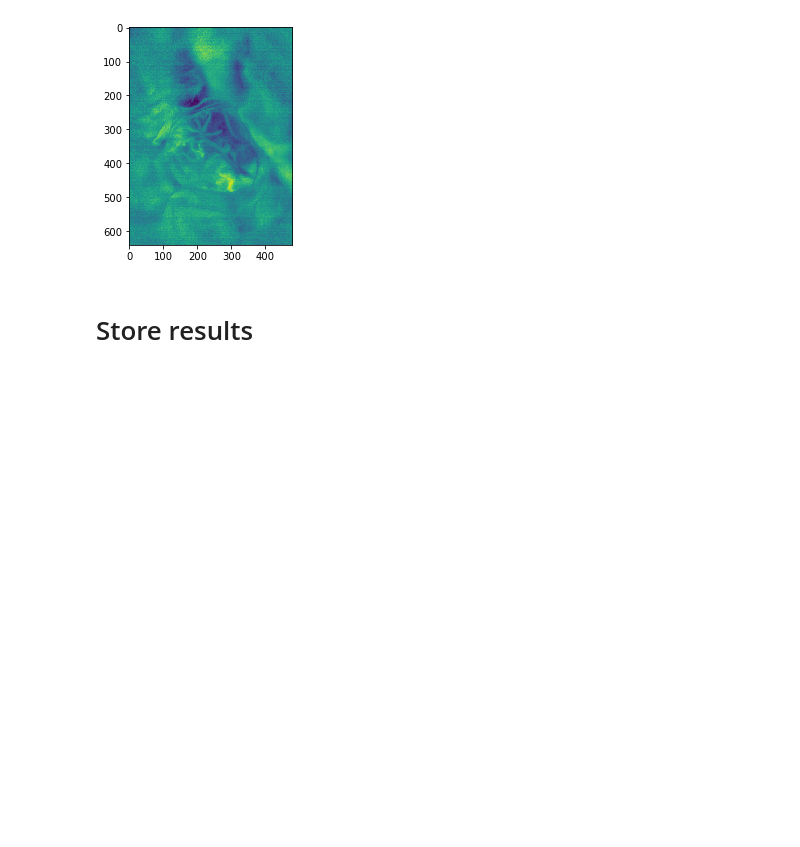
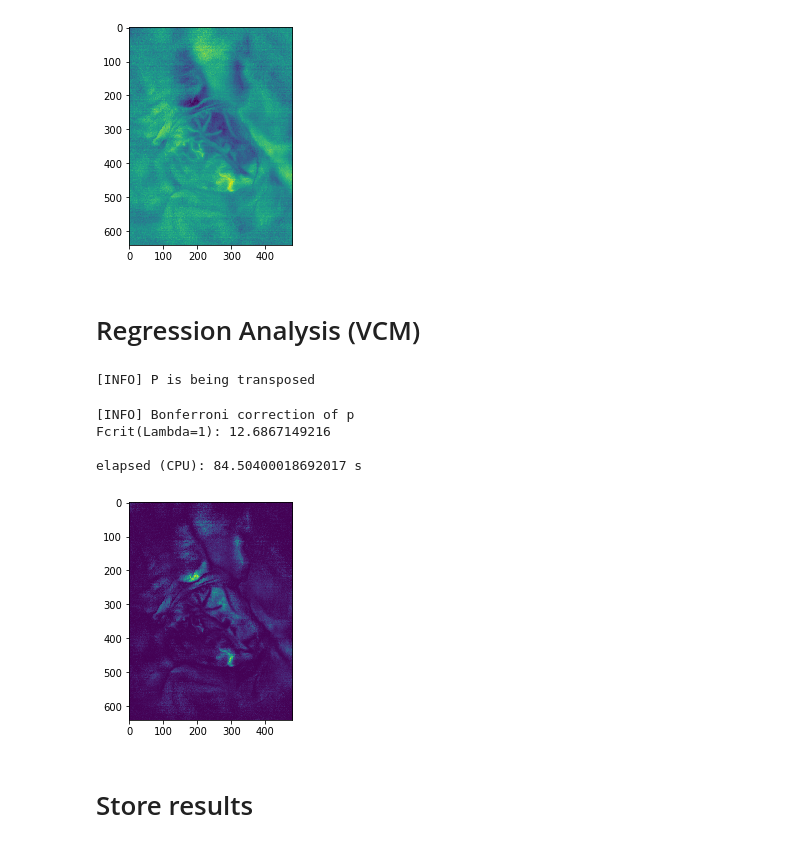
Before and after one commit to nih23/IntraoperativeFunctionalImaging, a Jupyter notebook: sep_semiparametricRegression.ipynb, the cells around one changed output. Cells and saved outputs as stored; diff of their text form; code cells hidden in the pictures; blank space fills up the shorter version.

Commit message:
computation of critical F values

```diff
--- a/sep_semiparametricRegression.ipynb
+++ b/sep_semiparametricRegression.ipynb
@@ -44,6 +44,38 @@ plt.imshow(np.reshape(Z,[640, 480]))
 plt.show()
 # %% [output]
 [figure]
+# %% [markdown]
+# Regression Analysis (VCM)
+# %%
+pPenalty = "Penalty_Gaussian_1024fr_2.5Hz_TruncatedWaveletBasis.mat"
+pioData = 'io_data/seq_1074564_2.5Hz.mat'
+f = h5py.File(pioData, "r")
+S = np.array(f["seq"].value).transpose()
+T = np.squeeze(np.array(f["T"].value))
+f.close()
+S2 = S[0:1024,]
+T2 = T[0:1024,]
+f_P = h5py.File(pPenalty, "r")
+P = f_P["BPdir2"].value   # learned penalty matrix
+print('[INFO] P is being transposed\n')
+P = P.transpose() # P appears to be stored as transposed version of itself
+B = f_P["B"].value # basis matrix
+# %% [output]
+[INFO] P is being transposed
+# %%
+start_time = time.time()
+F_vcm,F_crit = tai.semiparamRegressio_VCM(S2,T2,B,P);
+elapsed_time = time.time() - start_time
+print('elapsed (CPU): ' + str(elapsed_time) + ' s')
+# %% [output]
+[INFO] Bonferroni correction of p
+Fcrit(Lambda=1): 12.6867149216
+
+elapsed (CPU): 84.50400018692017 s
+# %%
+plt.imshow(np.reshape(F_vcm,[640, 480]));plt.show()
+# %% [output]
+[figure, added]
 # %% [markdown]
 # Store results
 # %%
```
Also changed, not shown: 2 other files.
